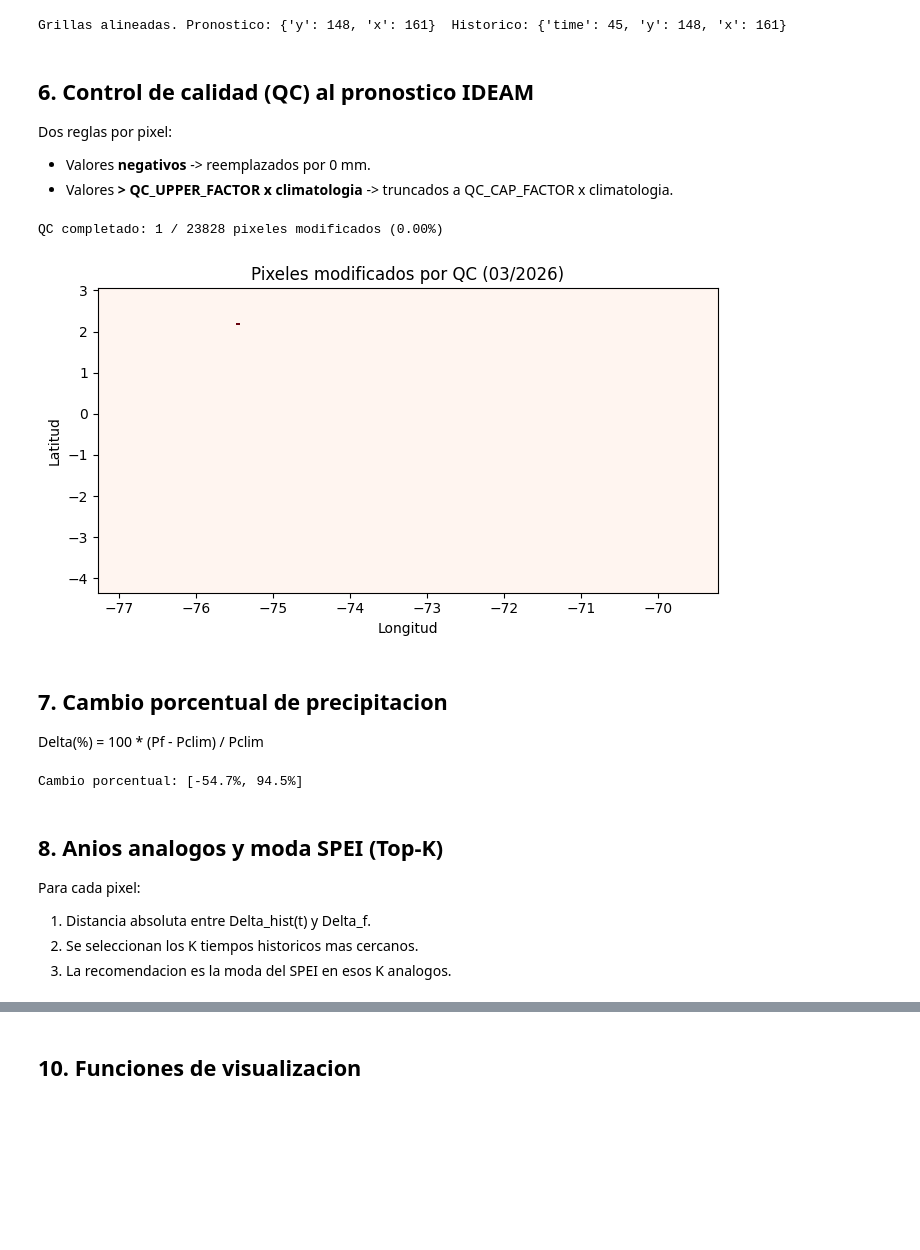
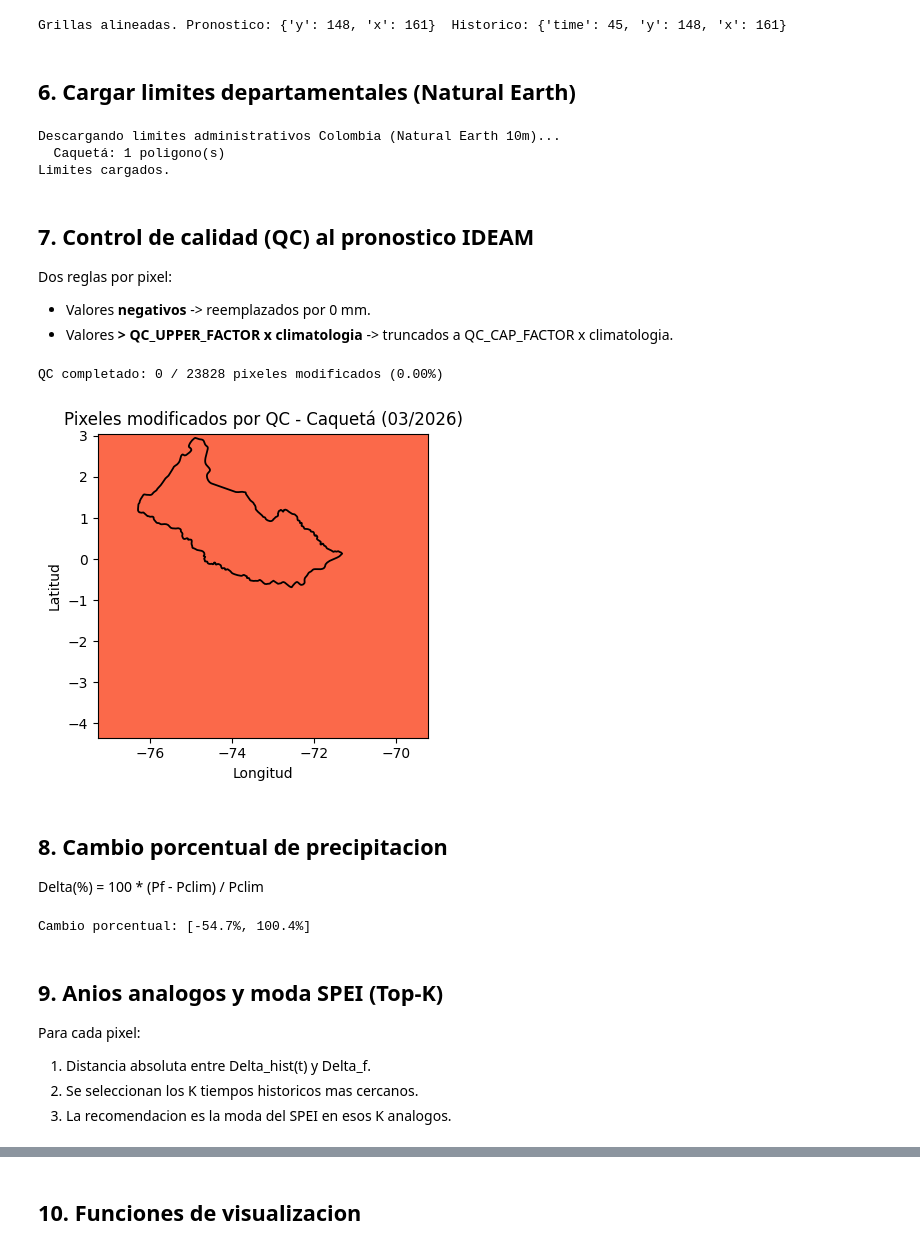
Before and after one commit to dagudelo30/PMA-early_warnings, a Jupyter notebook: notebooks/resampling_PMA.ipynb, the cells around one changed output, grey strips where cells are left out. Cells and saved outputs as stored; diff of their text form; code cells hidden in the pictures; blank space fills up the shorter version.

```diff
--- a/notebooks/resampling_PMA.ipynb
+++ b/notebooks/resampling_PMA.ipynb
@@ -57,7 +55,7 @@ DEPT_NE_NAMES = {
 }
 
 # Control de calidad (QC)
-QC_UPPER_FACTOR = 2.0   # si pred > factor * clim -> se trunca
+QC_UPPER_FACTOR = 3.0   # si pred > factor * clim -> se trunca
 QC_CAP_FACTOR   = 1.1   # cap: pred truncada a cap * clim
 
 # Parametro K (top-K analogos para moda de SPEI)
@@ -199,41 +197,63 @@ spei   = ds_filter["spei"].rio.reproject_match(ds_clip, resampling=Resampling.ne
 print(f"Grillas alineadas. Pronostico: {dict(ds_clip.sizes)}  Historico: {dict(precip.sizes)}")
 # %% [output]
 Grillas alineadas. Pronostico: {'y': 148, 'x': 161}  Historico: {'time': 45, 'y': 148, 'x': 161}
+# %% [markdown]
+## 6. Cargar limites departamentales (Natural Earth)
+# %%
+print("Descargando limites administrativos Colombia (Natural Earth 10m)...")
+url_adm1 = "https://naciscdn.org/naturalearth/10m/cultural/ne_10m_admin_1_states_provinces.zip"
+adm1     = gpd.read_file(url_adm1)
+col_adm1 = adm1[adm1["admin"].str.lower() == "colombia"].copy()
+
+depts = {}
+for dept in DEPARTMENTS:
+    ne_name = DEPT_NE_NAMES[dept]
+    gdf     = col_adm1[col_adm1["name"] == ne_name]
+    if gdf.empty:
+        gdf = col_adm1[col_adm1["name"].str.contains(ne_name, case=False, na=False)]
+    depts[dept] = gdf
+    print(f"  {dept}: {len(gdf)} poligono(s)")
+
+print("Limites cargados.")
+# %% [output]
+Descargando limites administrativos Colombia (Natural Earth 10m)...
+  Caquetá: 1 poligono(s)
+Limites cargados.
 # %% [markdown]
-## 6. Control de calidad (QC) al pronostico IDEAM
+## 7. Control de calidad (QC) al pronostico IDEAM
 
 Dos reglas por pixel:
 - Valores **negativos** -> reemplazados por 0 mm.
 - Valores **> QC_UPPER_FACTOR x climatologia** -> truncados a QC_CAP_FACTOR x climatologia.
 # %%
-pythonclim = precip.mean("time", skipna=True)
+clim = precip.mean("time", skipna=True)
 pred = ds_clip["Prediccion(mm)"].clip(min=0)
 pred_qc = xr.where(pred > QC_UPPER_FACTOR * clim, QC_CAP_FACTOR * clim, pred)
 ds_clip["Prediccion_QC(mm)"] = pred_qc
 
 changed   = (pred_qc != pred) & pred.notnull()
 n_changed = int(changed.sum())
 n_total   = int(pred.notnull().sum())
 print(f"QC completado: {n_changed} / {n_total} pixeles modificados ({100*n_changed/n_total:.2f}%)")
 
 fig, ax = plt.subplots(figsize=(7, 4))
 changed.astype('int8').plot(ax=ax, cmap='Reds', add_colorbar=False)
 
 # --- Limite departamental sobre el mapa de QC ---
 dept_qc = DEPARTMENTS[0]
 gdf_qc = depts[dept_qc].set_crs("EPSG:4326", allow_override=True)
 gdf_qc.boundary.plot(ax=ax, linewidth=1.3, color="black", zorder=5)
 
 ax.set_title(f'Pixeles modificados por QC - {dept_qc} ({MONTH_STR}/{YEAR})')
 ax.set_xlabel('Longitud'); ax.set_ylabel('Latitud')
 plt.tight_layout()
 plt.savefig(f"{OUTPUT_DIR}/qc_pixels_{PERIOD_TAG}.png", dpi=150)
 plt.show()
 # %% [output]
-QC completado: 1 / 23828 pixeles modificados (0.00%)
+QC completado: 0 / 23828 pixeles modificados (0.00%)
-[figure, old version]
+[figure, new version]
 # %% [markdown]
-## 7. Cambio porcentual de precipitacion
+## 8. Cambio porcentual de precipitacion
 
 Delta(%) = 100 * (Pf - Pclim) / Pclim
 # %%
@@ -242,9 +262,9 @@ cambio_pct = xr.where(clim > eps, (pred_qc - clim) / clim * 100, 0)
 chg_hist   = xr.where(clim > eps, (precip - clim)  / clim * 100, 0)
 print(f"Cambio porcentual: [{float(cambio_pct.min()):.1f}%, {float(cambio_pct.max()):.1f}%]")
 # %% [output]
-Cambio porcentual: [-54.7%, 94.5%]
+Cambio porcentual: [-54.7%, 100.4%]
 # %% [markdown]
-## 8. Anios analogos y moda SPEI (Top-K)
+## 9. Anios analogos y moda SPEI (Top-K)
 
 Para cada pixel:
 1. Distancia absoluta entre Delta_hist(t) y Delta_f.
```
Also changed, not shown: parts of 7 cells of this notebook.
